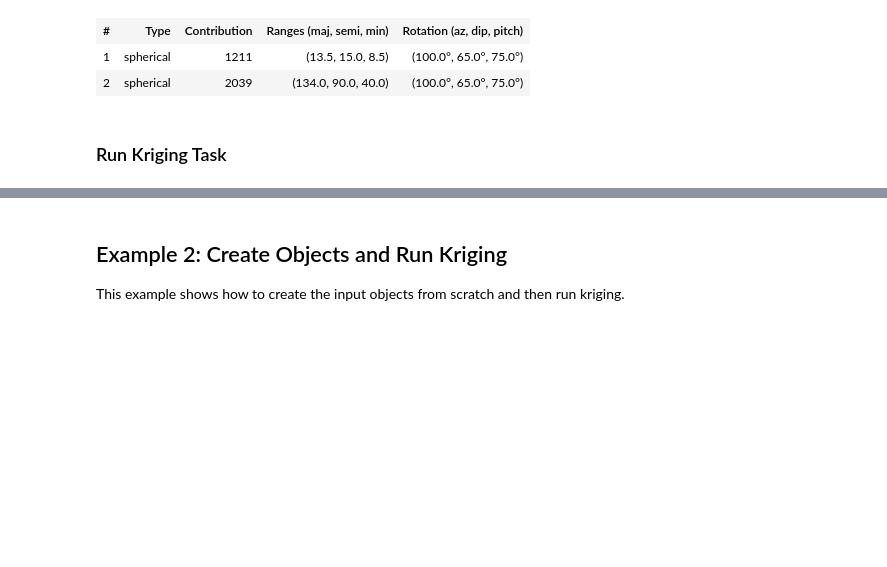
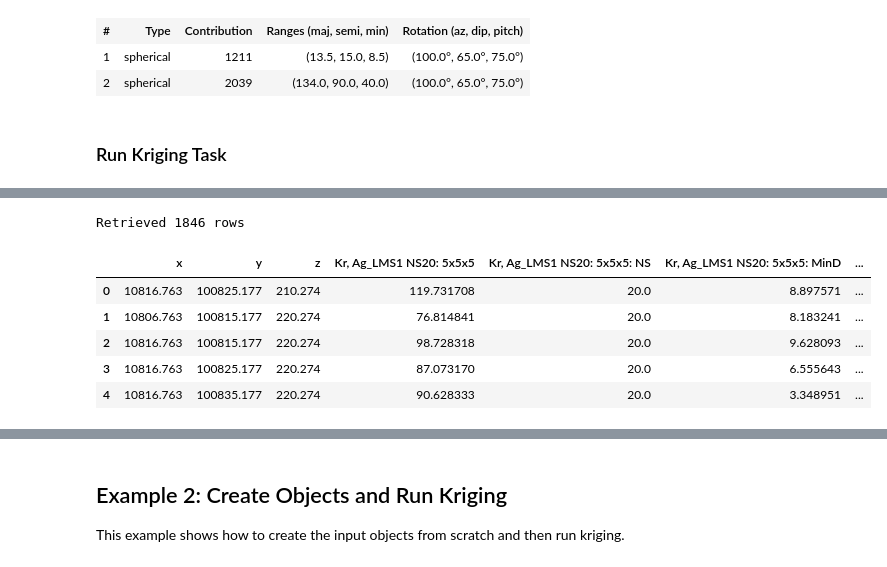
Before and after one commit to SeequentEvo/evo-python-sdk, a Jupyter notebook: packages/evo-compute/docs/examples/kriging.ipynb, the cells around one changed output, grey strips where cells are left out. Cells and saved outputs as stored; diff of their text form; code cells hidden in the pictures; blank space fills up the shorter version.

Commit message:
CPT-1090: Added a bit of feedback on structure of recent krigging changes

```diff
--- a/packages/evo-compute/docs/examples/kriging.ipynb
+++ b/packages/evo-compute/docs/examples/kriging.ipynb
@@ -165,0 +117,34 @@ Detail: Internal error while validating task parameters
+# %%
+from evo.compute.tasks import (
+    run_kriging,
+    KrigingParameters,
+    Target,
+    SearchNeighbourhood,
+    Ellipsoid,
+    EllipsoidRanges,
+    Rotation,
+)
+from evo.notebooks import FeedbackWidget
+
+# Create kriging parameters
+# Note: method defaults to ordinary kriging, so we don't need to specify it
+kriging_params = KrigingParameters(
+    source=source_pointset.attributes["Ag_ppm Values"],
+    target=Target.new_attribute(target_grid, attribute_name="kriged_grade 4"),
+    variogram=variogram,
+    search=SearchNeighbourhood(
+        ellipsoid=Ellipsoid(
+            ranges=EllipsoidRanges(major=200.0, semi_major=150.0, minor=100.0),
+            rotation=Rotation(dip_azimuth=0.0, dip=0.0, pitch=0.0),
+        ),
+        max_samples=20,
+    ),
+)
+
+# Run the kriging task with progress feedback
+print("Submitting kriging task...")
+fb = FeedbackWidget("Kriging task")
+job_result = await run_kriging(manager, kriging_params, fb=fb)
+
+# Display the kriging result (pretty-printed)
+job_result
@@ -165,0 +158,13 @@ Detail: Internal error while validating task parameters
+# %%
+# Get the data directly as a DataFrame (simplest approach)
+df = await job_result.to_dataframe()
+print(f"Retrieved {len(df)} rows")
+df.head()
+# %% [output]
+Retrieved 1846 rows
+|  | x | y | z | Kr, Ag_LMS1 NS20: 5x5x5 | Kr, Ag_LMS1 NS20: 5x5x5: NS | Kr, Ag_LMS1 NS20: 5x5x5: MinD | ... |
+| 0 | 10816.763 | 100825.177 | 210.274 | 119.731708 | 20.0 | 8.897571 | ... |
+| 1 | 10806.763 | 100815.177 | 220.274 | 76.814841 | 20.0 | 8.183241 | ... |
+| 2 | 10816.763 | 100815.177 | 220.274 | 98.728318 | 20.0 | 9.628093 | ... |
+| 3 | 10816.763 | 100825.177 | 220.274 | 87.073170 | 20.0 | 6.555643 | ... |
+| 4 | 10816.763 | 100835.177 | 220.274 | 90.628333 | 20.0 | 3.348951 | ... |
```
Also changed, not shown: parts of 15 cells of this notebook, 13 other files.
